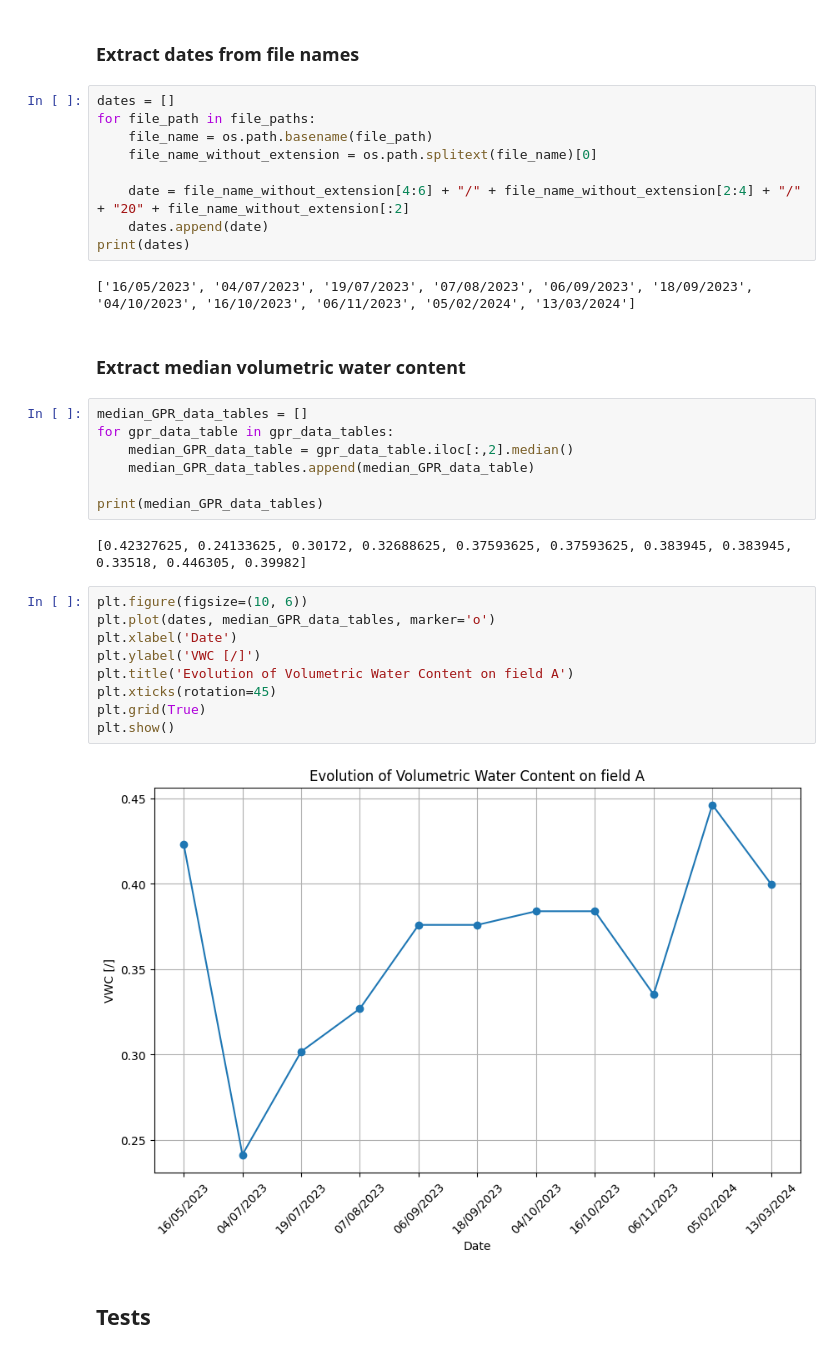
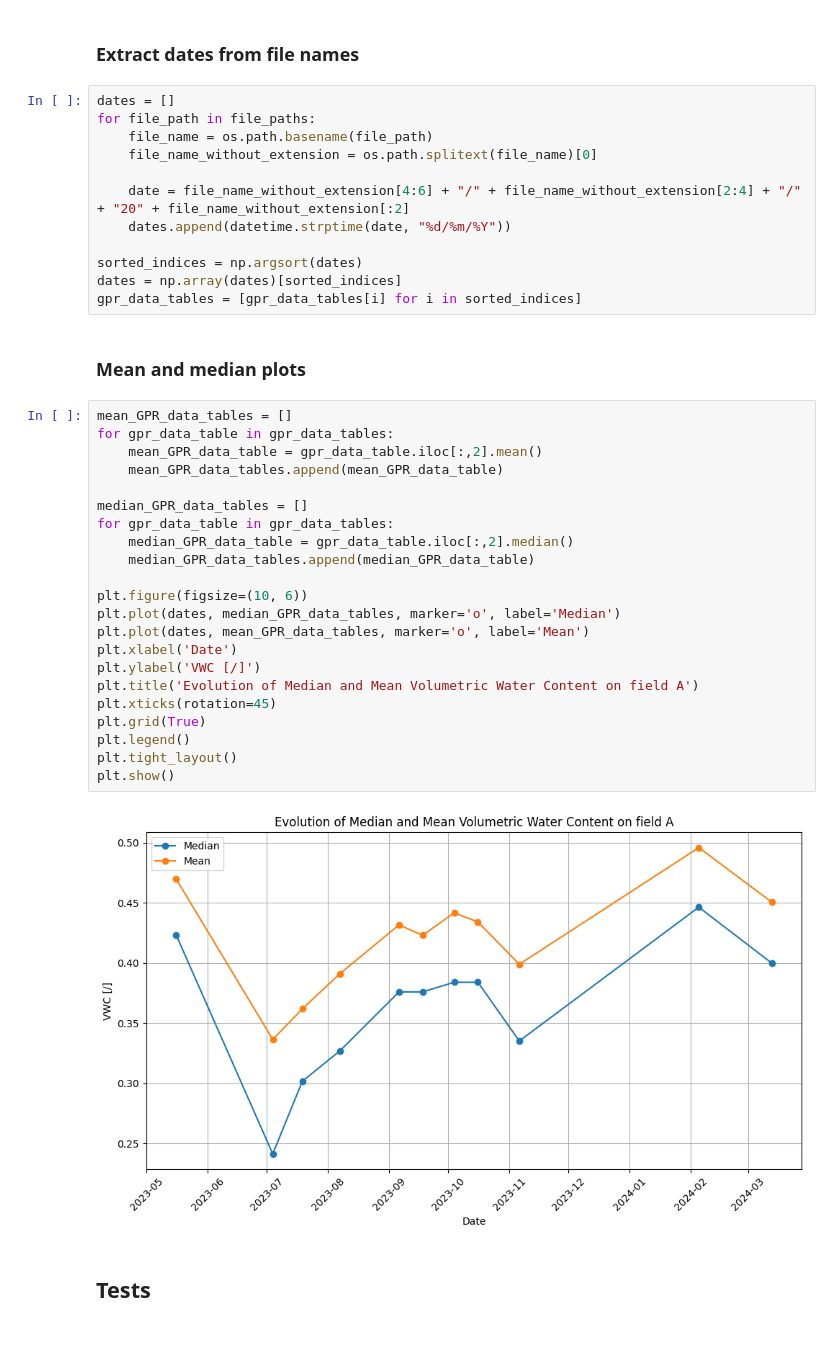
Before and after one commit to Django184/Master-Thesis, a Jupyter notebook: gpr.ipynb, the cells around one changed output. Saved outputs shown, nothing was run; the diff lists cells and outputs as text.

Commit message:
Evolution of mean and median gpr

```diff
--- a/gpr.ipynb
+++ b/gpr.ipynb
@@ -29,32 +30,37 @@ for file_path in file_paths:
     file_name_without_extension = os.path.splitext(file_name)[0]
 
     date = file_name_without_extension[4:6] + "/" + file_name_without_extension[2:4] + "/" + "20" + file_name_without_extension[:2]
-    dates.append(date)
-print(dates)
+    dates.append(datetime.strptime(date, "%d/%m/%Y"))
+
+sorted_indices = np.argsort(dates)
+dates = np.array(dates)[sorted_indices]
+gpr_data_tables = [gpr_data_tables[i] for i in sorted_indices]
-# %% [output]
-['16/05/2023', '04/07/2023', '19/07/2023', '07/08/2023', '06/09/2023', '18/09/2023', '04/10/2023', '16/10/2023', '06/11/2023', '05/02/2024', '13/03/2024']
-# %% [markdown]
-### Extract median volumetric water content
-# %%
-median_GPR_data_tables = []
-for gpr_data_table in gpr_data_tables:
-    median_GPR_data_table = gpr_data_table.iloc[:,2].median()
-    median_GPR_data_tables.append(median_GPR_data_table)
-
-print(median_GPR_data_tables)
-# %% [output]
-[0.42327625, 0.24133625, 0.30172, 0.32688625, 0.37593625, 0.37593625, 0.383945, 0.383945, 0.33518, 0.446305, 0.39982]
+# %% [markdown]
+### Mean and median plots
 # %%
+mean_GPR_data_tables = []
+for gpr_data_table in gpr_data_tables:
+    mean_GPR_data_table = gpr_data_table.iloc[:,2].mean()
+    mean_GPR_data_tables.append(mean_GPR_data_table)
+
+median_GPR_data_tables = []
+for gpr_data_table in gpr_data_tables:
+    median_GPR_data_table = gpr_data_table.iloc[:,2].median()
+    median_GPR_data_tables.append(median_GPR_data_table)
+
 plt.figure(figsize=(10, 6))
-plt.plot(dates, median_GPR_data_tables, marker='o')
+plt.plot(dates, median_GPR_data_tables, marker='o', label='Median')
+plt.plot(dates, mean_GPR_data_tables, marker='o', label='Mean')
 plt.xlabel('Date')
 plt.ylabel('VWC [/]')
-plt.title('Evolution of Volumetric Water Content on field A')
+plt.title('Evolution of Median and Mean Volumetric Water Content on field A')
 plt.xticks(rotation=45)
 plt.grid(True)
+plt.legend()
+plt.tight_layout()
 plt.show()
 # %% [output]
-[figure, old version]
+[figure, new version]
 # %% [markdown]
 ## Tests
 # %%
```
Also changed, not shown: parts of 3 cells of this notebook, 1 other file.
